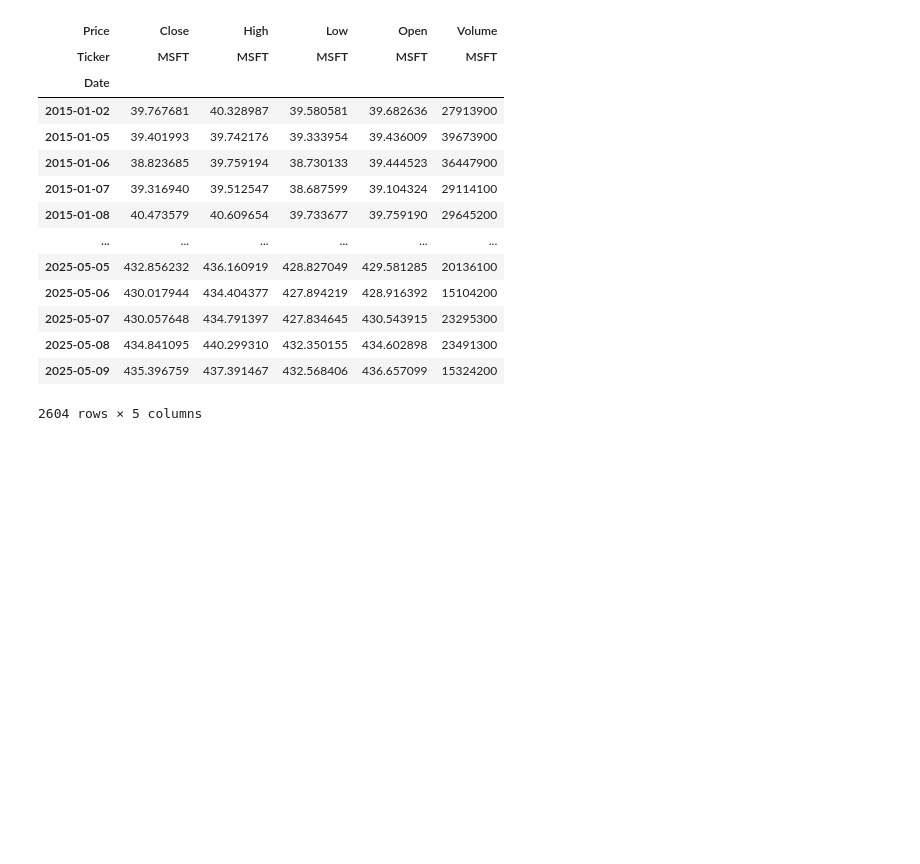
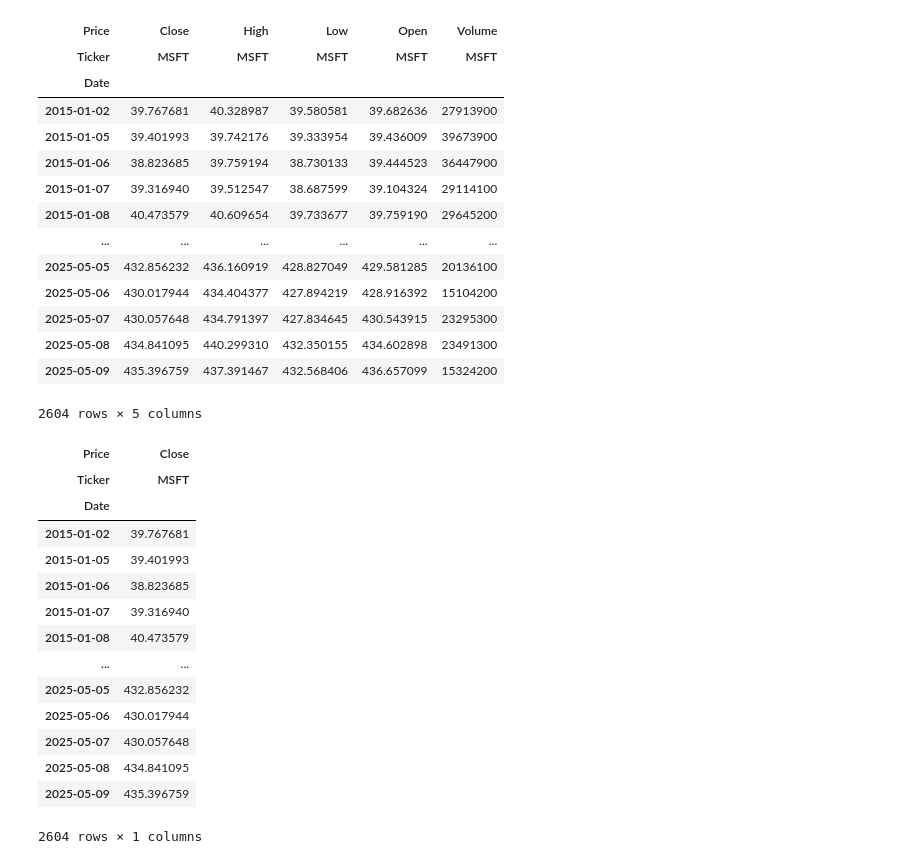
Before and after one commit to AtiqurRahman25/Neural-Network, a Jupyter notebook: TimeSeriesDataMining/main.ipynb, the cells around one changed output. Saved outputs shown, nothing was run; the diff lists cells and outputs as text; code cells hidden in the pictures; blank space fills up the shorter version.

```diff
--- a/TimeSeriesDataMining/main.ipynb
+++ b/TimeSeriesDataMining/main.ipynb
@@ -46,3 +46,22 @@ Successfully installed cffi-2.0.0 curl_cffi-0.15.0 frozendict-2.4.7 multitasking
 | 2025-05-08 | 434.841095 | 440.299310 | 432.350155 | 434.602898 | 23491300 |
 | 2025-05-09 | 435.396759 | 437.391467 | 432.568406 | 436.657099 | 15324200 |
 2604 rows × 5 columns
+# %%
+data = table[['Close']]
+data
+# %% [output]
+| Price | Close |
+| Ticker | MSFT |
+| Date |  |
+| 2015-01-02 | 39.767681 |
+| 2015-01-05 | 39.401993 |
+| 2015-01-06 | 38.823685 |
+| 2015-01-07 | 39.316940 |
+| 2015-01-08 | 40.473579 |
+| ... | ... |
+| 2025-05-05 | 432.856232 |
+| 2025-05-06 | 430.017944 |
+| 2025-05-07 | 430.057648 |
+| 2025-05-08 | 434.841095 |
+| 2025-05-09 | 435.396759 |
+2604 rows × 1 columns
```
Also changed, not shown: parts of 10 cells of this notebook.
